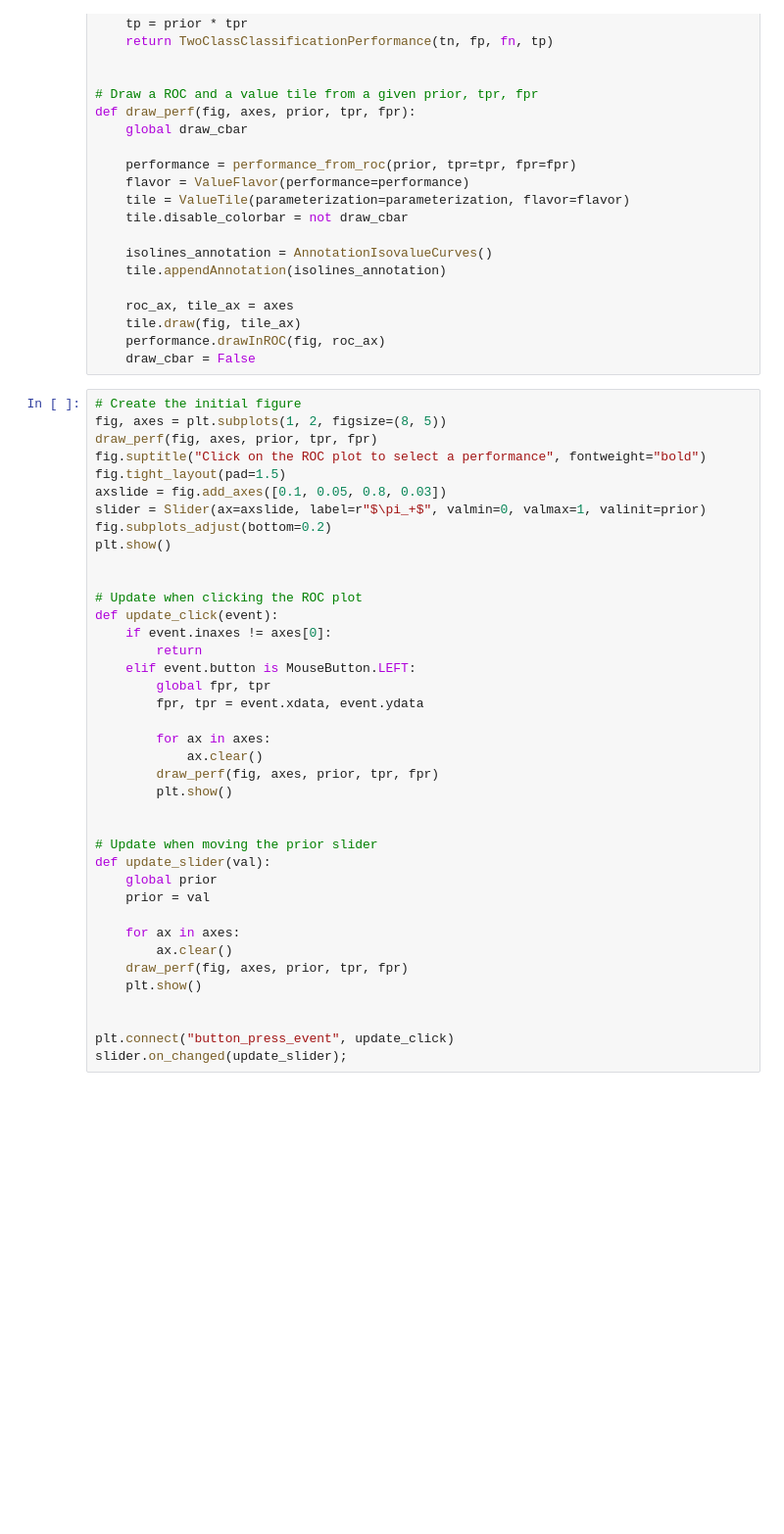
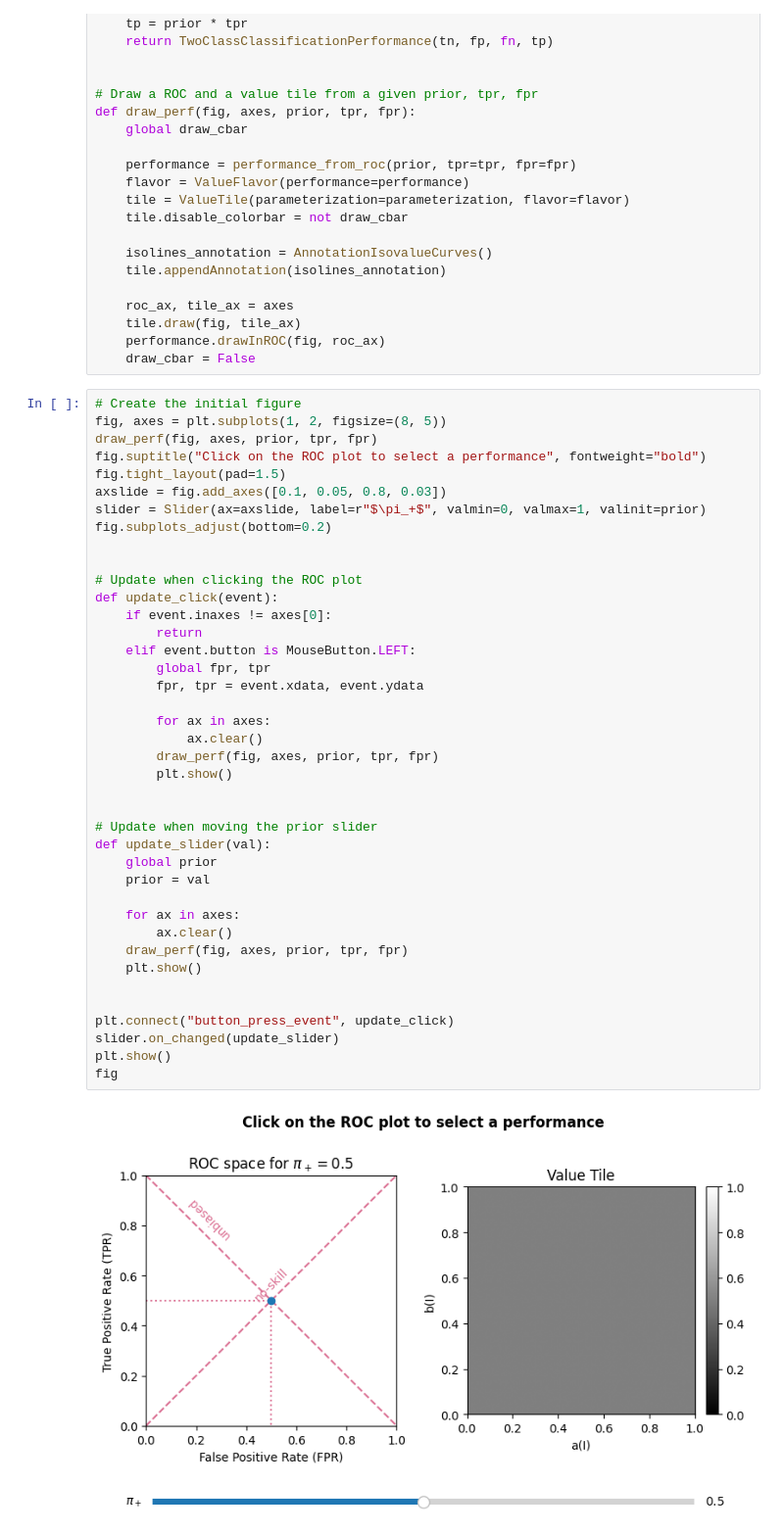
Before and after one commit to uliege-performance/sorbetto, a Jupyter notebook: demos/roc_to_tile.ipynb, the cells around one changed output. Shown at 98% size. Cells and saved outputs as stored; diff of their text form; blank space fills up the shorter version.

```diff
--- a/demos/roc_to_tile.ipynb
+++ b/demos/roc_to_tile.ipynb
@@ -56,33 +56,36 @@ fig.tight_layout(pad=1.5)
 axslide = fig.add_axes([0.1, 0.05, 0.8, 0.03])
 slider = Slider(ax=axslide, label=r"$\pi_+$", valmin=0, valmax=1, valinit=prior)
 fig.subplots_adjust(bottom=0.2)
-plt.show()
 
 
 # Update when clicking the ROC plot
 def update_click(event):
     if event.inaxes != axes[0]:
         return
     elif event.button is MouseButton.LEFT:
         global fpr, tpr
         fpr, tpr = event.xdata, event.ydata
 
         for ax in axes:
             ax.clear()
         draw_perf(fig, axes, prior, tpr, fpr)
         plt.show()
 
 
 # Update when moving the prior slider
 def update_slider(val):
     global prior
     prior = val
 
     for ax in axes:
         ax.clear()
     draw_perf(fig, axes, prior, tpr, fpr)
     plt.show()
 
 
 plt.connect("button_press_event", update_click)
-slider.on_changed(update_slider);
+slider.on_changed(update_slider)
+plt.show()
+fig
+# %% [output]
+[figure, added]
```
Also changed, not shown: 2 other files.
